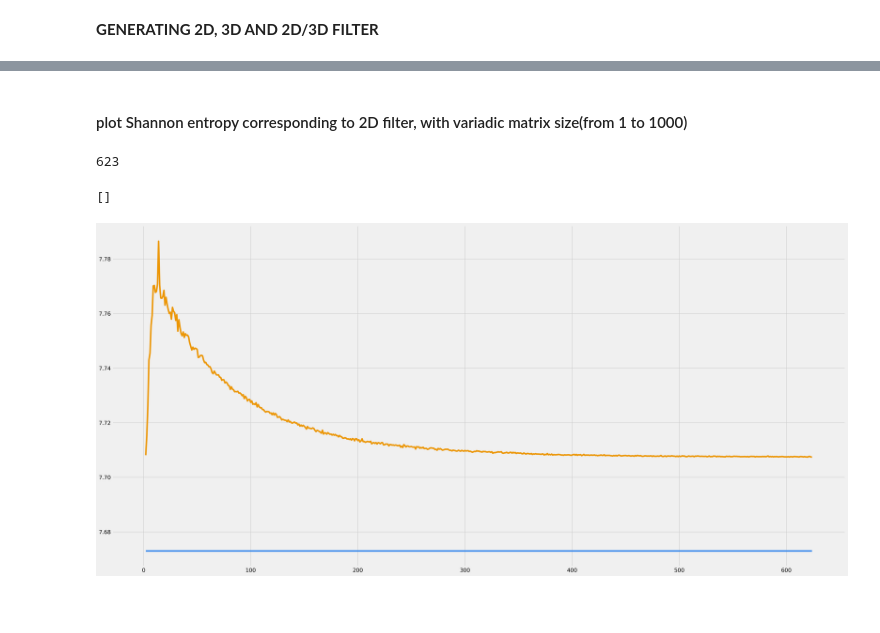
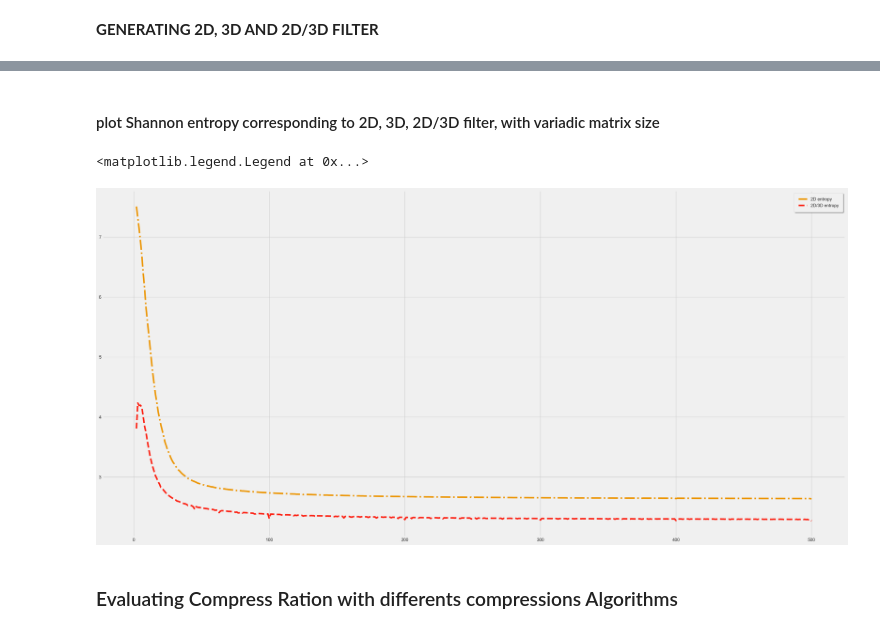
Before and after one commit to IgorGreenIGM/3D-DC, a Jupyter notebook: src/plotter.ipynb, the cells around one changed output, grey strips where cells are left out. Drawn from its saved outputs; the diff is of its cells as text; code cells hidden in the pictures; blank space fills up the shorter version.

Commit message:
Added cmopression plots comparisons
Changed some graphs styles

```diff
--- a/src/plotter.ipynb
+++ b/src/plotter.ipynb
@@ -66,48 +60,52 @@ Error:
 # %% [markdown]
-<h4>plot Shannon entropy corresponding to 2D filter, with variadic matrix size(from 1 to 1000)</h4>
+<h4>plot Shannon entropy corresponding to 2D, 3D, 2D/3D filter, with variadic matrix size</h4>
 # %%
 matrix_size = []
 _2D_entropy = []
 _3D_entropy = []
 _2D_3D_entropy = []
 
-init_entropy = [7.673 for i in range(1000)]
+init_entropy = [7.65934 for i in range(499)]
 
-with open("./_2D_.txt") as input:
+with open("./__2D_.txt") as input:
     for line in input.readlines():
             [mat_size, entropy] = line.split()
             matrix_size.append(float(mat_size))
             _2D_entropy.append(float(entropy))
 
-with open("./3D_entropy_variadic_matrix_size.txt") as input:
+with open("./__3D_.txt") as input:
     for line in input.readlines():
             [mat_size, entropy] = line.split()
             _3D_entropy.append(float(entropy))
 
-with open("./_2D_3D_.txt") as input:
+with open("./__2D_3D_.txt") as input:
     for line in input.readlines():
             [mat_size, entropy] = line.split()
             _2D_3D_entropy.append(float(entropy))
 
-matrix_size = matrix_size[0:623]
-init_entropy = init_entropy[0:623]
+# _3D_entropy.sort()
 
-len(matrix_size)
+def reg(x):
+    out = []
+    for val in x:
+        out.append(2.6264 + (16.1117 / val))
+    return out
-# %% [output]
-623
 # %%
 plt.figure(figsize=(2880*2/192, 1440*2/192), dpi=192)
 plt.style.use('fivethirtyeight')
 
 ax = plt.subplot()
-ax.plot(matrix_size, init_entropy, c='#3C8BEC', label="initial entropy")
-ax.plot(matrix_size, _2D_entropy, c='#EC9706', label="2D entropy")
-# ax.plot(matrix_size, _3D_entropy, c='#1AA137', label="3D entropy")
-# ax.plot(matrix_size, _2D_3D_entropy, c='#FC2214', label="2D/3D entropy")
-ax.plot(fancybox=True, framealpha=1, shadow=True, borderpad=1, loc="lower left")
+# ax.plot(matrix_size, init_entropy, c='#3C8BEC', label="initial entropy")
+ax.plot(matrix_size, _2D_entropy, c='#EC9706', label="2D entropy", ls="-.")
+# ax.plot(matrix_size, _3D_entropy, c='#1AA137', label="3D entropy", ls="dotted")
+ax.plot(matrix_size, _2D_3D_entropy, c='#FC2214', label="2D/3D entropy", ls="--")
+# ax.plot(matrix_size, reg(matrix_size), c='#3C8BEC', label="2D Regression", ls=":")
+ax.legend(fancybox=True, framealpha=1, shadow=True, borderpad=1, loc="upper right")
 
-# ax.set_xlim(0, 100)
+# ax.set_xlim(0, 300)
 # ax.set_ylim(7.6, 8)
 # %% [output]
-[]
+<matplotlib.legend.Legend at 0x...>
-[figure, old version]
+[figure, new version]
+# %% [markdown]
+<h3>Evaluating Compress Ration with differents compressions Algorithms</h3>
```
Also changed, not shown: parts of 8 cells of this notebook.
